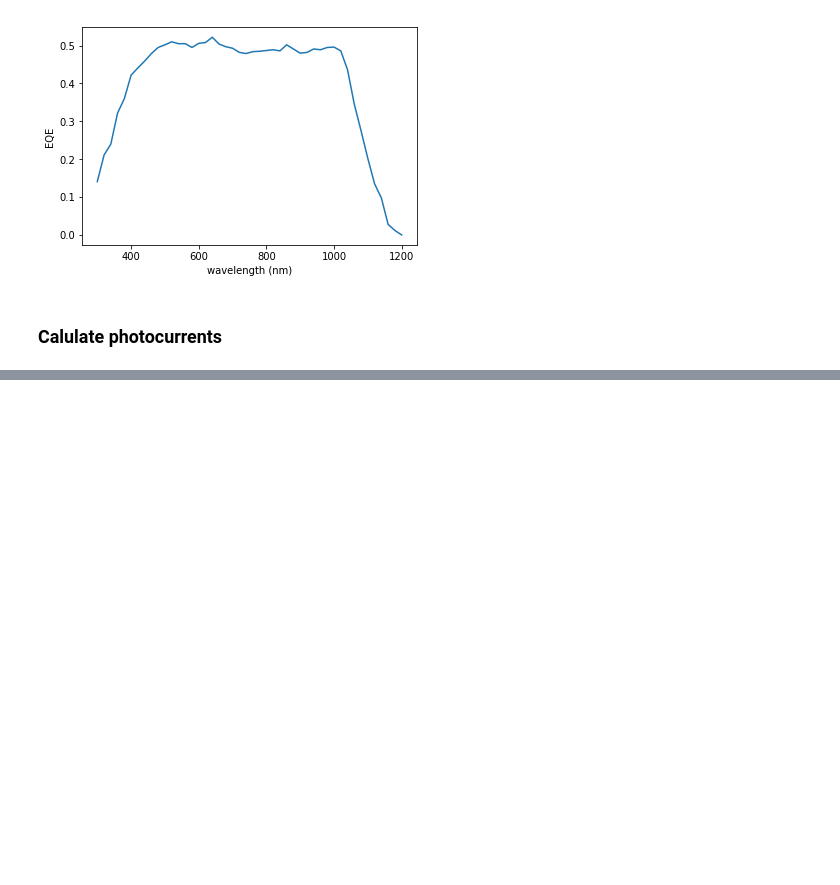
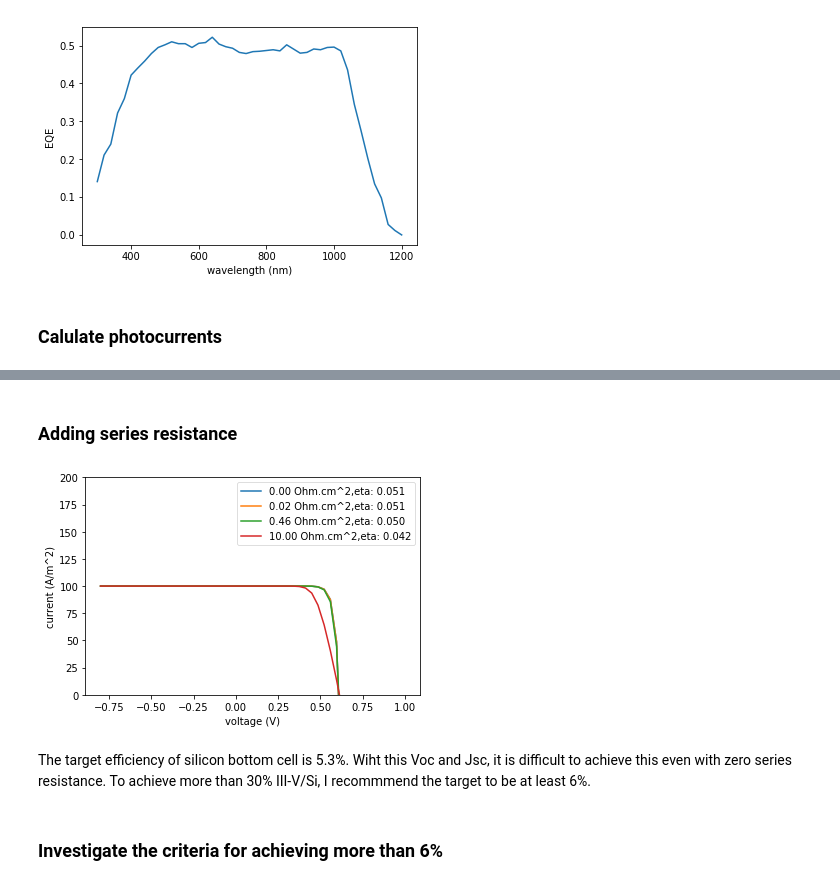
Before and after one commit to kanhua/pypvcell, a Jupyter notebook: examples/ms_silicon/st2_silicon.ipynb, the cells around one changed output, grey strips where cells are left out. Cells and saved outputs as stored; diff of their text form; code cells hidden in the pictures; blank space fills up the shorter version.

```diff
--- a/examples/ms_silicon/st2_silicon.ipynb
+++ b/examples/ms_silicon/st2_silicon.ipynb
@@ -5,6 +5,10 @@ import matplotlib.pyplot as plt
 from pypvcell.spectrum import Spectrum
 from pypvcell.illumination import illumination,BpFilter
 from pypvcell.photocurrent import calc_jsc
+from pypvcell.units_system import UnitsSystem
+from pypvcell.ivsolver import gen_rec_iv_with_rs_by_newton,gen_rec_iv
+from pypvcell.fom import voc,isc,max_power,ff
+us=UnitsSystem()
 # %% [output]
 spectrum loaded!
 # %% [markdown]
@@ -39,0 +44,44 @@ jsc=calc_jsc(filtered_ill,eqe)
+# %% [markdown]
+### Adding series resistance
+# %%
+j01 = 5e-9
+j02 = 0
+n1 = 1
+n2 = 2
+temperature = 300
+rshunt = 1e10
+
+contact_res = np.logspace(-3, 1, num=4)
+
+# rs=1e-10
+voltage = np.linspace(-0.8, 1, num=50)
+
+for r in contact_res:
+    # rs=get_rs(r)
+
+    rs = us.siUnits(r, 'Ohm cm^2')
+
+    # w=us.asUnit(w,'cm')
+
+
+    v, i = gen_rec_iv_with_rs_by_newton(j01, j02, n1, n2, temperature, rshunt=rshunt, rseries=rs,
+                                        voltage=voltage, jsc=100, verbose=False)
+
+    mp = max_power(v, i)
+    eta=mp/1000
+    #print("efficiency %s" % eta)
+
+    plt.plot(v, -i, label="%.2f Ohm.cm^2,eta: %.3f" %(r,eta))
+
+plt.legend()
+plt.ylim([0, 200])
+plt.xlabel("voltage (V)")
+plt.ylabel("current (A/m^2)")
+
+plt.savefig("si_iv.png")
+# %% [output]
+[figure, added]
+# %% [markdown]
+The target efficiency of silicon bottom cell is 5.3%. Wiht this Voc and Jsc, it is difficult to achieve this even with zero series resistance. To achieve more than 30% III-V/Si, I recommmend the target to be at least 6%.
+# %% [markdown]
+### Investigate the criteria for achieving more than 6%
```
Also changed, not shown: parts of 9 cells of this notebook, 5 other files.
